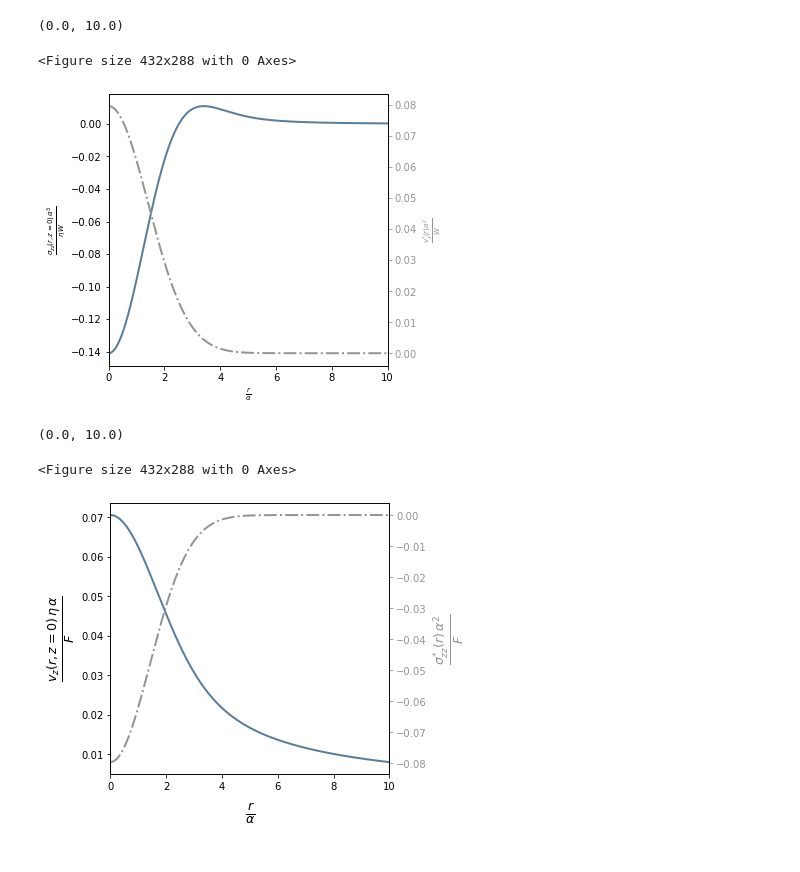
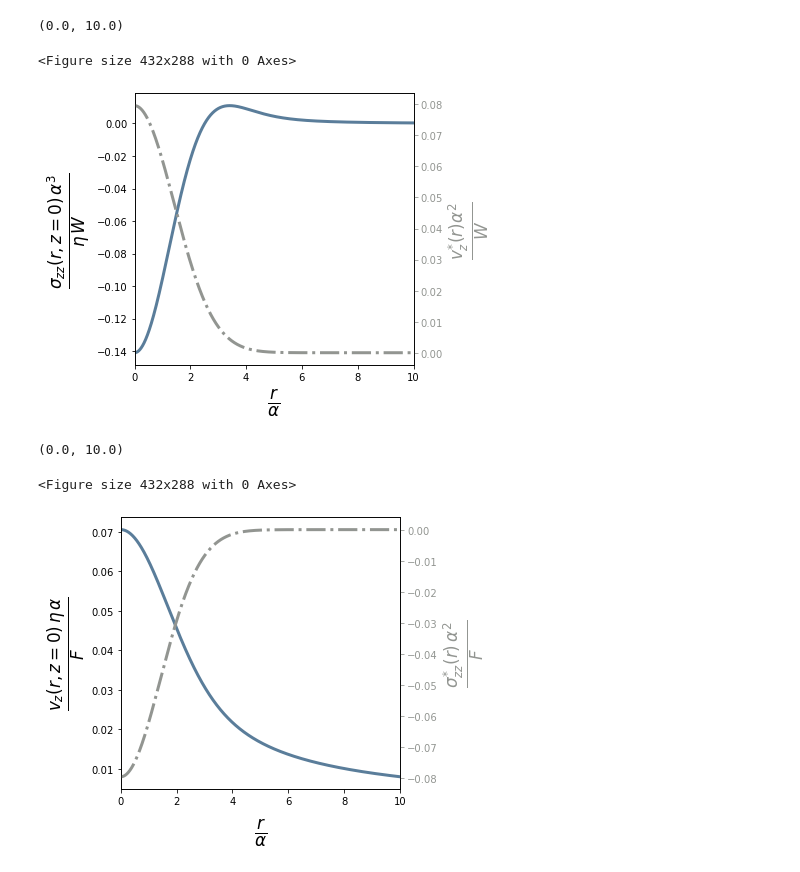
Before and after one commit to noegroup/membrane_kinetics, a Jupyter notebook: hydrodynamics/single_membrane_surface_stress.ipynb, the cells around one changed output. Cells and saved outputs as stored; diff of their text form; code cells hidden in the pictures.

```diff
--- a/hydrodynamics/single_membrane_surface_stress.ipynb
+++ b/hydrodynamics/single_membrane_surface_stress.ipynb
@@ -12,31 +12,31 @@ sig_z = -1.0 / (4.0 * np.sqrt (np.pi)) * np.exp (-xi) * ((1.0 - 2.0 * xi) * ss.i
 bc_sig_z = -1.0 / (4.0 * np.pi) * np.exp (-r_alpha ** 2 / 4.0)
 v_z = 1.0 / (8.0 * np.sqrt (np.pi)) * np.exp (-xi) * ss.iv (0, xi)
 # %%
-line_width = 2
-label_font_size = 18
+line_width = 3
+label_font_size = 24
 # %%
 plt.figure ()
 
 fig, ax1 = plt.subplots (figsize = (5, 5))
 
 ax1.plot (r_alpha, sig_z, linewidth = line_width, color='xkcd:steel blue')
 
 ax1.set_xlabel(r'$\frac{r}{\alpha}$',fontsize = label_font_size)
-ax1.set_ylabel(r'$\frac{\sigma_{zz}\left(r, z=0 \right) \, \alpha^3}{\eta \, W}$',fontsize = label_font_size)
+ax1.set_ylabel(r'$\frac{\sigma_{zz}\left(r, z=0 \right) \, \alpha^3}{\eta \, W}$', fontsize = label_font_size)
 ax1.tick_params('y', colors='black')
 
 ax1.set_xlim (0.0, 10.0)
 
 ax2 = ax1.twinx ()
 
-ax2.plot (r_alpha, bc_v_z, color= 'xkcd:gray',fontsize = label_font_size, linewidth = line_width, linestyle='-.')
-ax2.set_ylabel(r'$\frac{v^{*}_{z}\left(r\right) \alpha ^ 2}{W}$', color= 'xkcd:gray')
+ax2.plot (r_alpha, bc_v_z, color= 'xkcd:gray', linewidth = line_width, linestyle='-.')
+ax2.set_ylabel(r'$\frac{v^{*}_{z}\left(r\right) \alpha ^ 2}{W}$', color= 'xkcd:gray', fontsize = label_font_size)
 ax2.tick_params('y', colors= 'xkcd:gray')
 ax2.set_xlim (0.0, 10.0)
 # %% [output]
 (0.0, 10.0)
 <Figure size 432x288 with 0 Axes>
-[figure, old version]
+[figure, new version]
 # %%
 plt.figure ()
 
@@ -60,4 +60,4 @@ ax2.set_xlim (0.0, 10.0)
 # %% [output]
 (0.0, 10.0)
 <Figure size 432x288 with 0 Axes>
-[figure, old version]
+[figure, new version]
```
Also changed, not shown: parts of 2 cells of this notebook, 1 other file.
